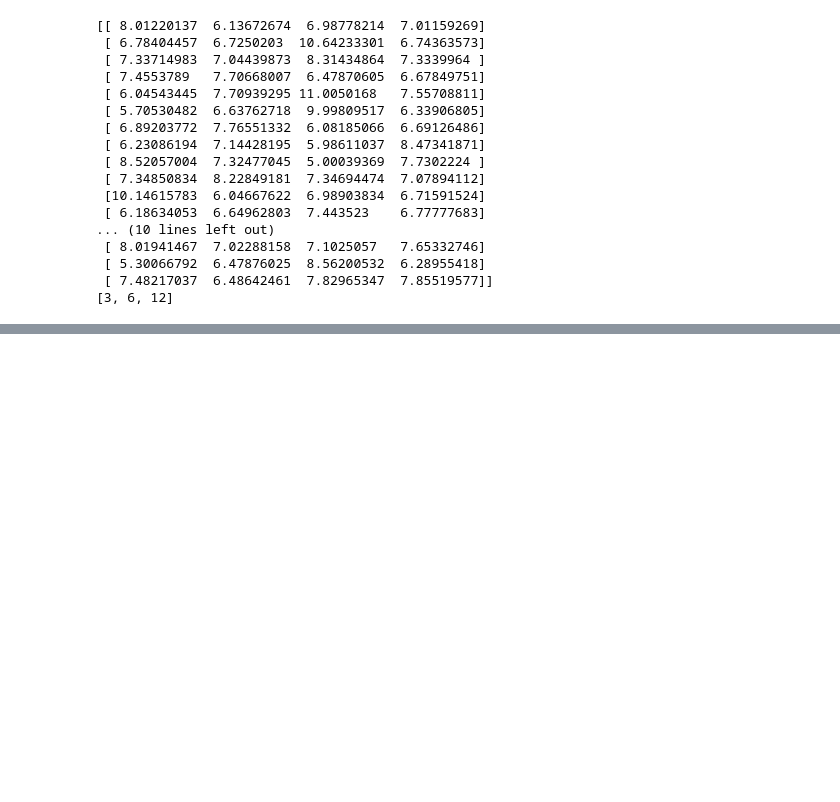
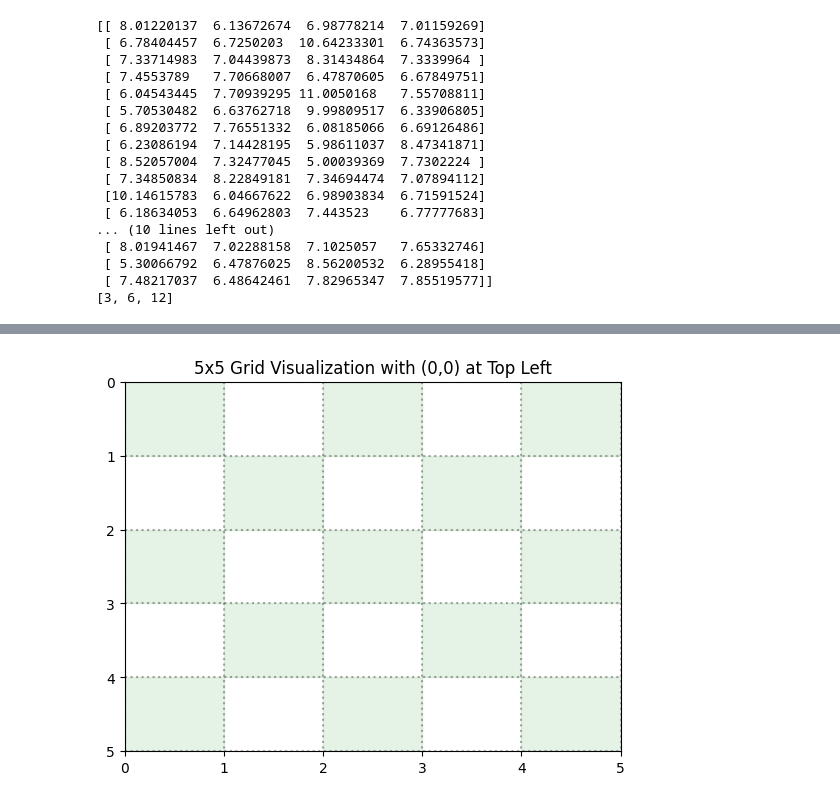
Before and after one commit to stphl/COSC4368-ReinforcementLearningGP, a Jupyter notebook: Q_learning.ipynb, the cells around one changed output, grey strips where cells are left out. Cells and saved outputs as stored; diff of their text form; code cells hidden in the pictures; blank space fills up the shorter version.

```diff
--- a/Q_learning.ipynb
+++ b/Q_learning.ipynb
@@ -309,0 +463,34 @@ print(final_states)
+# %%
+import numpy as np
+import matplotlib.pyplot as plt
+from matplotlib.patches import Rectangle
+
+# Define a 5x5 grid
+xs = np.linspace(0, 5, 6)  # 6 points for 5 boxes
+ys = np.linspace(0, 5, 6)  # 6 points for 5 boxes
+ax = plt.gca()
+
+# Calculate width and height of each grid box
+w, h = xs[1] - xs[0], ys[1] - ys[0]
+
+# Add rectangles to the grid in a checkerboard pattern
+for i, x in enumerate(xs[:-1]):
+    for j, y in enumerate(ys[:-1]):
+        if (i + j) % 2 == 0:  # racing flag style, checkerboard pattern
+            ax.add_patch(Rectangle((x, y), w, h, fill=True, color='#008610', alpha=.1))
+
+# Draw grid lines
+for x in xs:
+    plt.plot([x, x], [ys[0], ys[-1]], color='black', alpha=.33, linestyle=':')
+for y in ys:
+    plt.plot([xs[0], xs[-1]], [y, y], color='black', alpha=.33, linestyle=':')
+
+# Set axis limits and invert the y-axis to make (0,0) the top left
+plt.xlim(xs[0], xs[-1])
+plt.ylim(ys[0], ys[-1])
+ax.invert_yaxis()
+
+plt.title("5x5 Grid Visualization with (0,0) at Top Left")
+plt.show()
+# %% [output]
+[figure, added]
```
Also changed, not shown: parts of 2 cells of this notebook.
